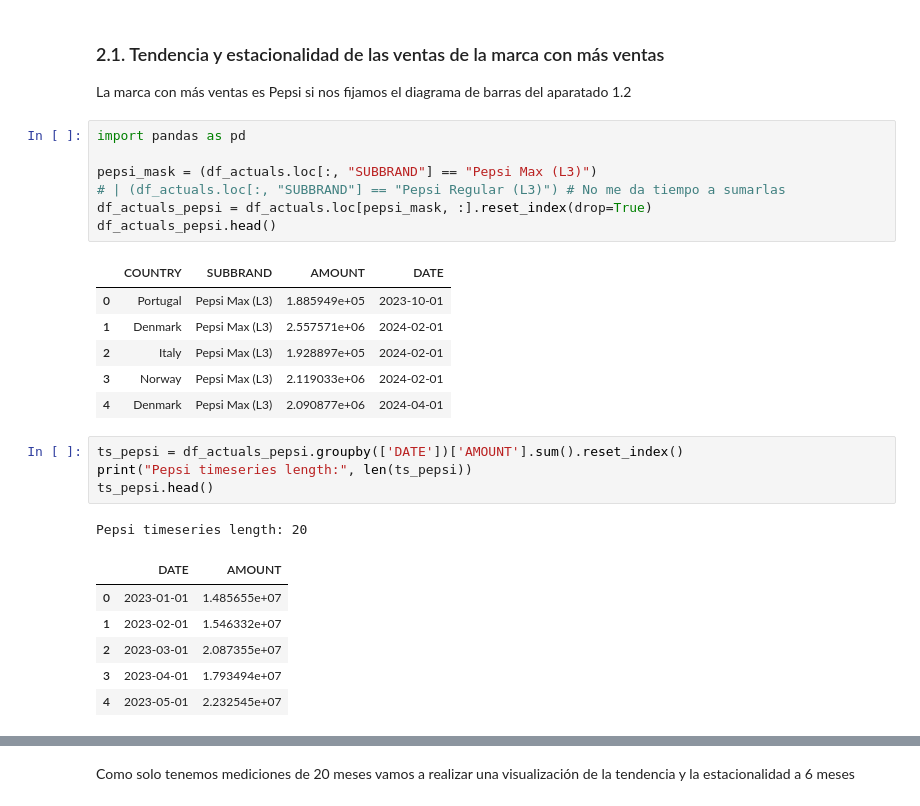
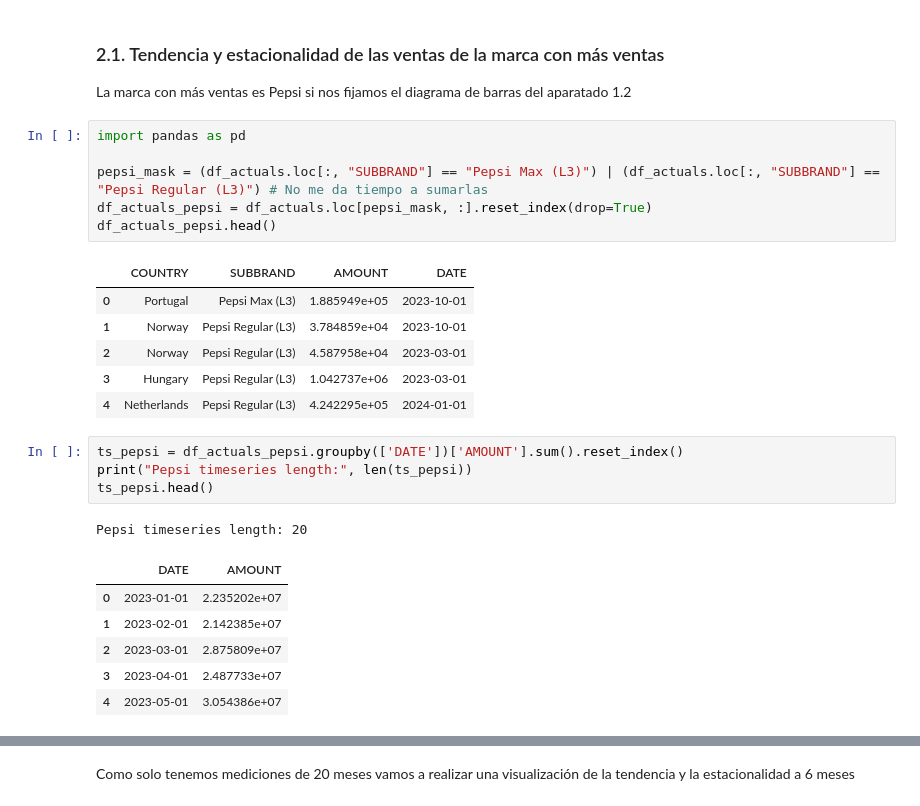
Before and after one commit to Alf-caput/data-visualization, a Jupyter notebook: ejercicios-clase/ejercicio3.ipynb, the cells around one changed output, grey strips where cells are left out. Cells and saved outputs as stored; diff of their text form.

```diff
--- a/ejercicios-clase/ejercicio3.ipynb
+++ b/ejercicios-clase/ejercicio3.ipynb
@@ -583,17 +583,16 @@ La marca con más ventas es Pepsi si nos fijamos el diagrama de barras del apara
 # %%
 import pandas as pd
 
-pepsi_mask = (df_actuals.loc[:, "SUBBRAND"] == "Pepsi Max (L3)")
-# | (df_actuals.loc[:, "SUBBRAND"] == "Pepsi Regular (L3)") # No me da tiempo a sumarlas
+pepsi_mask = (df_actuals.loc[:, "SUBBRAND"] == "Pepsi Max (L3)") | (df_actuals.loc[:, "SUBBRAND"] == "Pepsi Regular (L3)") # No me da tiempo a sumarlas
 df_actuals_pepsi = df_actuals.loc[pepsi_mask, :].reset_index(drop=True)
 df_actuals_pepsi.head()
 # %% [output]
 |  | COUNTRY | SUBBRAND | AMOUNT | DATE |
 | 0 | Portugal | Pepsi Max (L3) | 1.885949e+05 | 2023-10-01 |
-| 1 | Denmark | Pepsi Max (L3) | 2.557571e+06 | 2024-02-01 |
-| 2 | Italy | Pepsi Max (L3) | 1.928897e+05 | 2024-02-01 |
-| 3 | Norway | Pepsi Max (L3) | 2.119033e+06 | 2024-02-01 |
-| 4 | Denmark | Pepsi Max (L3) | 2.090877e+06 | 2024-04-01 |
+| 1 | Norway | Pepsi Regular (L3) | 3.784859e+04 | 2023-10-01 |
+| 2 | Norway | Pepsi Regular (L3) | 4.587958e+04 | 2023-03-01 |
+| 3 | Hungary | Pepsi Regular (L3) | 1.042737e+06 | 2023-03-01 |
+| 4 | Netherlands | Pepsi Regular (L3) | 4.242295e+05 | 2024-01-01 |
 # %%
 ts_pepsi = df_actuals_pepsi.groupby(['DATE'])['AMOUNT'].sum().reset_index()
 print("Pepsi timeseries length:", len(ts_pepsi))
@@ -601,11 +600,11 @@ ts_pepsi.head()
 # %% [output]
 Pepsi timeseries length: 20
 |  | DATE | AMOUNT |
-| 0 | 2023-01-01 | 1.485655e+07 |
-| 1 | 2023-02-01 | 1.546332e+07 |
-| 2 | 2023-03-01 | 2.087355e+07 |
-| 3 | 2023-04-01 | 1.793494e+07 |
-| 4 | 2023-05-01 | 2.232545e+07 |
+| 0 | 2023-01-01 | 2.235202e+07 |
+| 1 | 2023-02-01 | 2.142385e+07 |
+| 2 | 2023-03-01 | 2.875809e+07 |
+| 3 | 2023-04-01 | 2.487733e+07 |
+| 4 | 2023-05-01 | 3.054386e+07 |
 # %%
 import plotly.express as px
 
```
Also changed, not shown: parts of 9 cells of this notebook.
